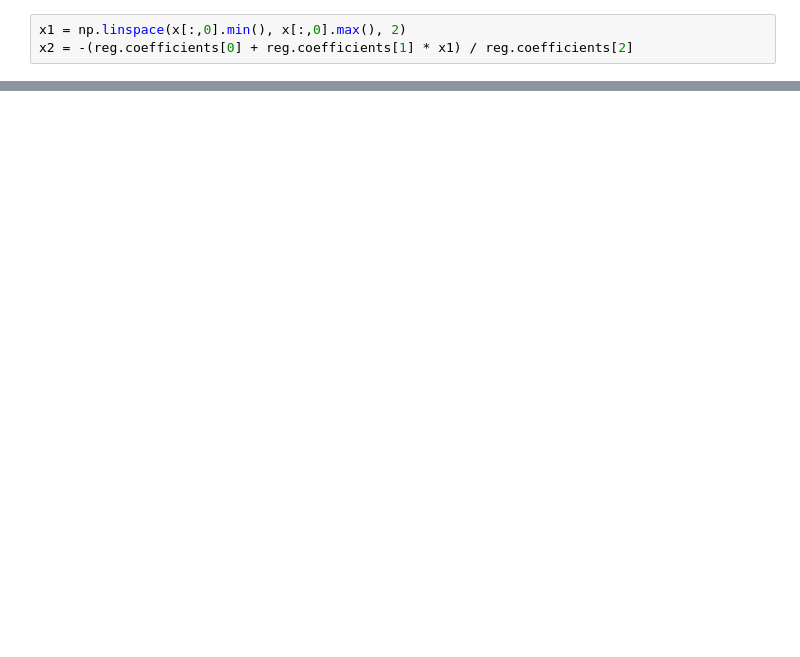
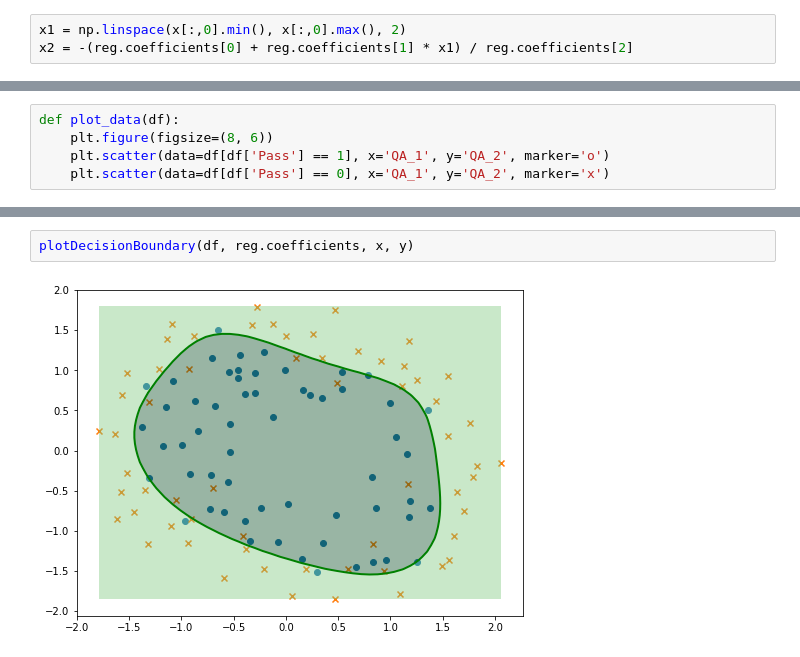
Before and after one commit to diogomatoschaves/ml-coursera-python, a Jupyter notebook: ml_coursera/week_2/week_2.ipynb, the cells around one changed output, grey strips where cells are left out. Saved outputs shown, nothing was run; the diff lists cells and outputs as text; blank space fills up the shorter version.

```diff
--- a/ml_coursera/week_2/week_2.ipynb
+++ b/ml_coursera/week_2/week_2.ipynb
@@ -89,0 +120,5 @@ reg.final_cost
+# %%
+def plot_data(df):
+    plt.figure(figsize=(8, 6))
+    plt.scatter(data=df[df['Pass'] == 1], x='QA_1', y='QA_2', marker='o')
+    plt.scatter(data=df[df['Pass'] == 0], x='QA_1', y='QA_2', marker='x')
@@ -89,0 +191,4 @@ reg.final_cost
+# %%
+plotDecisionBoundary(df, reg.coefficients, x, y)
+# %% [output]
+[figure, added]
```
Also changed, not shown: parts of 21 cells of this notebook, 4 other files.
